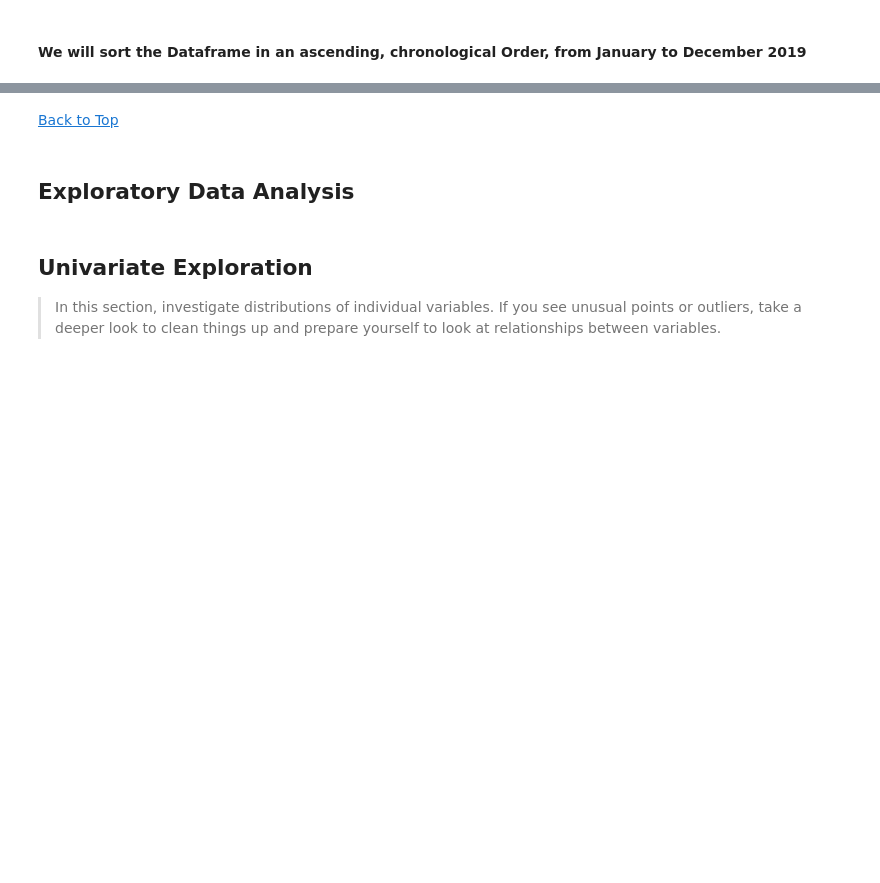
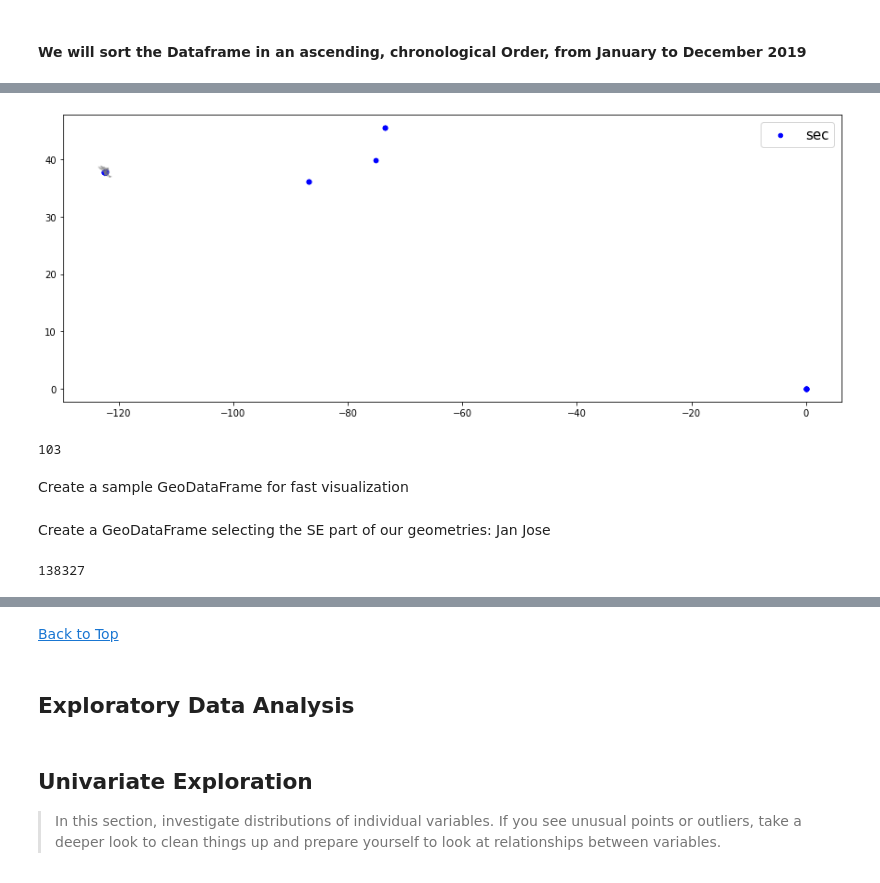
Before and after one commit to chpolyzo/DAND, a Jupyter notebook: fifth_project/exploration.ipynb, the cells around one changed output, grey strips where cells are left out. Drawn from its saved outputs; the diff is of its cells as text; code cells hidden in the pictures; blank space fills up the shorter version.

```diff
--- a/fifth_project/exploration.ipynb
+++ b/fifth_project/exploration.ipynb
@@ -541,0 +606,13 @@ Wall time: 0 ns
+# %%
+#Visualize invalid_geo
+shapefile_path = './san_francisco/hp348jr8547.shp'
+geo_data = invalid_geo
+visualize_geometries(shapefile_path, geo_data)
+# %% [output]
+[figure, added]
+# %%
+#drop invalid_geo records
+records_to_drop = geo_df.iloc[invalid_geo.index]
+len(records_to_drop)
+# %% [output]
+103
@@ -541,0 +621,2 @@ Wall time: 0 ns
+# %% [markdown]
+Create a sample GeoDataFrame for fast visualization
@@ -541,0 +625,7 @@ Wall time: 0 ns
+# %% [markdown]
+Create a GeoDataFrame selecting the SE part of our geometries: Jan Jose
+# %%
+san_jose_df = geo_df.query('start_station_latitude < 37.5 | end_station_latitude < 30.5' )
+san_jose_df.shape[0]
+# %% [output]
+138327
```
Also changed, not shown: parts of 82 cells of this notebook.
